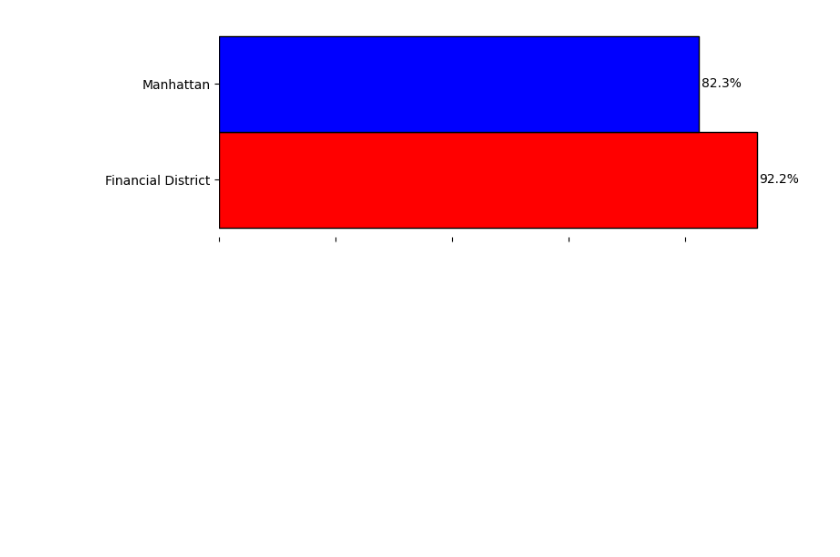
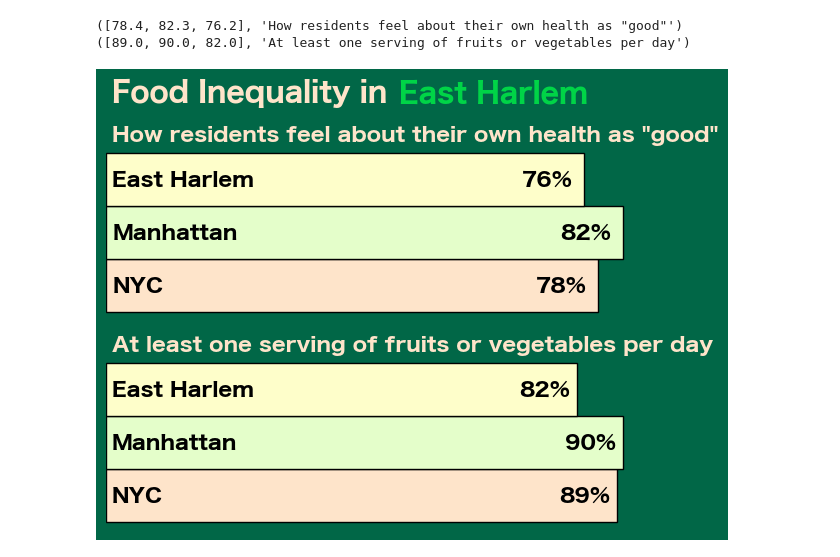
Before and after one commit to Ali-Ghuman/Ali-Ghuman.github.io, a Jupyter notebook: barplots.ipynb, the cells around one changed output. Drawn from its saved outputs; the diff is of its cells as text; code cells hidden in the pictures; blank space fills up the shorter version.

Commit message:
Visualizations complete

```diff
--- a/barplots.ipynb
+++ b/barplots.ipynb
@@ -9,7 +15,9 @@ data = data.dropna(subset=['ID'])
 borough_info = data.iloc[0:6]
 community_info = data.iloc[6:]
 
-health_column = 'Self_Rep_Health'
 communities_column = 'Name'
-district = 'Financial District'
+district = 'East Harlem'
+parameter_1 = 'Self_Rep_Health'
+parameter_2 = 'Fruit_Veg'
+parameters = [parameter_1, parameter_2]
 # %%
@@ -26,23 +47,53 @@ print(stats, names)
 # %%
 # https://www.geeksforgeeks.org/how-to-make-dropdown-menus-in-plotly/
 # https://www.python-graph-gallery.com/5-control-width-and-space-in-barplots
 # https://www.geeksforgeeks.org/how-to-display-the-value-of-each-bar-in-a-bar-chart-using-matplotlib/
 # https://stackoverflow.com/questions/30228069/how-to-display-the-value-on-horizontal-bars
+# https://www.geeksforgeeks.org/how-to-set-plot-background-color-in-matplotlib/
 
-x_pos = [0, 0.5]
-fig, ax = plt.subplots(figsize=(8, 3))
-bars = ax.barh(x_pos, width = stats, height = 0.5, color = ['red', 'blue'], edgecolor = 'black', linewidth = 1)
-# Create names on the x-axis
+x_pos = [0, 0.5, 1]
+fig, ax = plt.subplots(nrows=2, ncols=1, figsize=(7, 5), facecolor = '#016747')
 
-ax.bar_label(bars, fmt = '%g%%' ,padding = 2)
-ax.set_yticks(x_pos, names)
-ax.spines['top'].set_visible(False)
-ax.spines['right'].set_visible(False)
-ax.spines['bottom'].set_visible(False)
-ax.spines['left'].set_visible(False)
+for i, param in enumerate(zip(all_stats, ['How residents feel about their own health as "good"', 'At least one serving of fruits or vegetables per day'])):
+    print(param)
+    bars = ax[i].barh(x_pos, width = param[0], height = 0.5, color = ['#fee4ca', '#e4feca', '#fefeca'], edgecolor = 'black', linewidth = 1)
+    # Create names on the x-axis
 
-plt.setp(ax.get_xticklabels(), visible=False)
+    ax[i].set_yticks(x_pos, names)
+    ax[i].spines['top'].set_visible(False)
+    ax[i].spines['right'].set_visible(False)
+    ax[i].spines['bottom'].set_visible(False)
+    ax[i].spines['left'].set_visible(False)
+    ax[i].get_xaxis().set_ticks([])
+    plt.setp(ax[i].get_xticklabels(), visible=False)
+
+    # get rid of y ticks
+    ax[i].get_yaxis().set_ticks([])
+    plt.setp(ax[i].get_yticklabels(), visible=False)
+
+    # ax[i].set_title(f"Food inequality in {district}", fontname = "Hiragino Sans", fontweight="bold", color = '#fefeca', fontsize = 18)
+    # ax[i].set_title(param, fontname = "Hiragino Sans", fontweight="bold", color = '#fefeca', fontsize = 18)
+    ax[i].text(1, 1.35, param[1], fontsize = 15, color = '#fee4ca', fontname = "Hiragino Sans", fontweight="bold")
+
+    ax[i].set_facecolor('#016747')
+
+    if False:
+        ax[i].bar_label(bars, fmt = '%g%%' ,padding = 2)
+        _ = ax[i].vlines(x=[city_stat], ymin=-0.5, ymax= 1, colors='r')
+        plt.text(city_stat + 1, -0.5, f'NYC: {city_stat}%', fontsize = 10, color = 'r')
+
+    for j in range(len(names)):
+        # Add area names to bars
+        ax[i].text(1, x_pos[j] - 0.07, f'{names[j]}', fontsize = 15, color = 'black', fontname = "Hiragino Sans", fontweight="bold")
+        # Add percentages to bars ->
+        ax[i].text(param[0][j] - 10, x_pos[j] - 0.07, f'{round(param[0][j])}%', fontsize = 15, color = 'black', fontname = "Hiragino Sans", fontweight="bold")
+
+# plt.suptitle(f"Food inequality in {district}", x = 0.52, y = 1.01, fontname = "Hiragino Sans", fontweight="bold", color = '#fee4ca', fontsize = 20)
+plt.text(1 , 3.71, "Food Inequality in ", fontname = "Hiragino Sans", fontweight="bold", color = '#fee4ca', fontsize = 20)
+plt.text(51 , 3.71, f"{district}", fontname = "Hiragino Sans", fontweight="bold", color = '#00d447', fontsize = 20)
 
 plt.show()
 # %% [output]
+([78.4, 82.3, 76.2], 'How residents feel about their own health as "good"')
+([89.0, 90.0, 82.0], 'At least one serving of fruits or vegetables per day')
-[figure, old version]
+[figure, new version]
```
Also changed, not shown: parts of 3 cells of this notebook, 1 other file.
